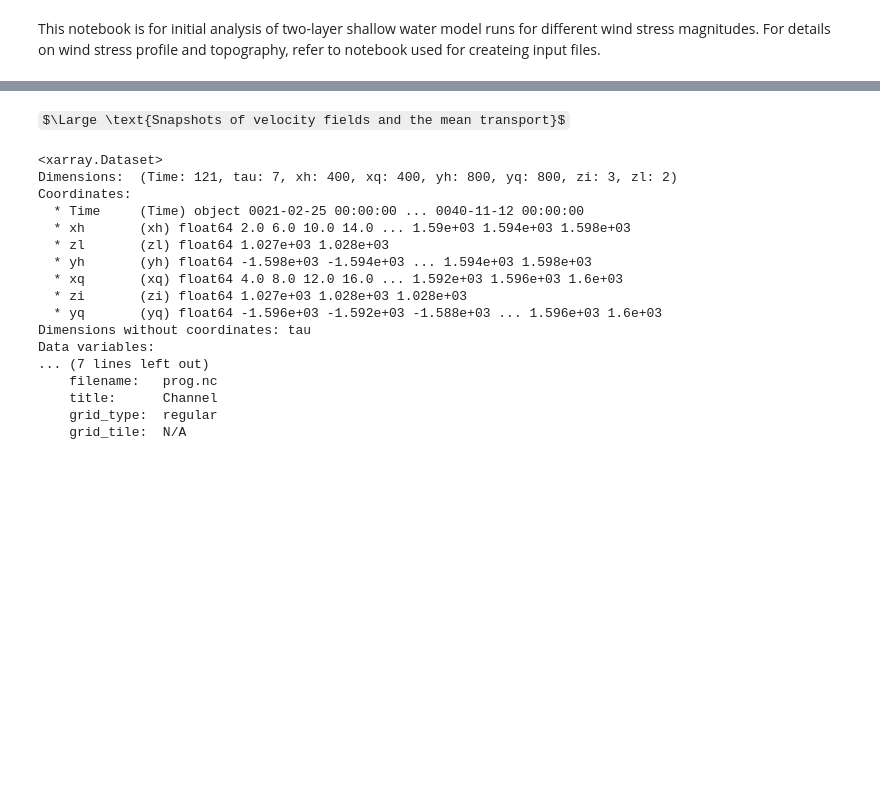
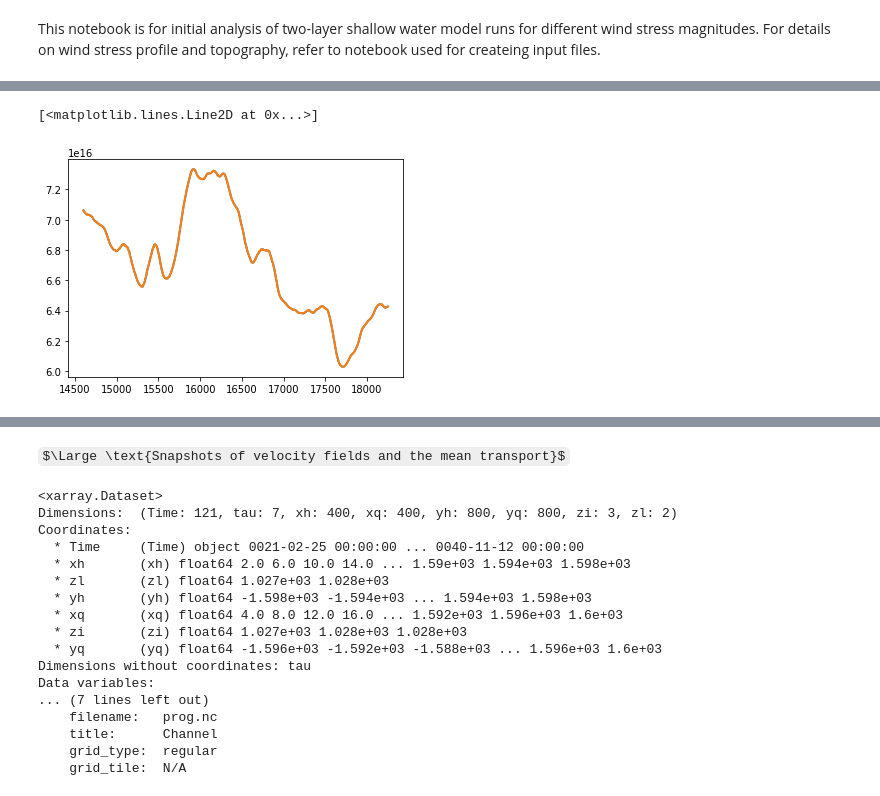
Before and after one commit to hmkhatri/Topography-Eddy-MOM6, a Jupyter notebook: Notebooks/2L_fplane_initial.ipynb, the cells around one changed output, grey strips where cells are left out. Drawn from its saved outputs; the diff is of its cells as text; code cells hidden in the pictures; some formulas as TeX source; blank space fills up the shorter version.

```diff
--- a/Notebooks/2L_fplane_initial.ipynb
+++ b/Notebooks/2L_fplane_initial.ipynb
@@ -121,3 +119,9 @@ ax.grid()
+# %%
+plt.plot(ds_FW['Time']/(24*3600*1e9), ds_FW['En'].isel(tau=3).transpose(), lw=2)
+plt.plot(ds_VW['Time']/(24*3600*1e9), ds_VW['En'].isel(tau=3).transpose(), lw=2)
+# %% [output]
+[<matplotlib.lines.Line2D at 0x...>]
+[figure, added]
 # %%
 # Potential energy time series (focus on the middle panels, which are the main)
 leg = ['0.01', '0.03', '0.05', '0.1', '0.3', '0.5', '1.0']
```
Also changed, not shown: parts of 7 cells of this notebook, 8 other files.
